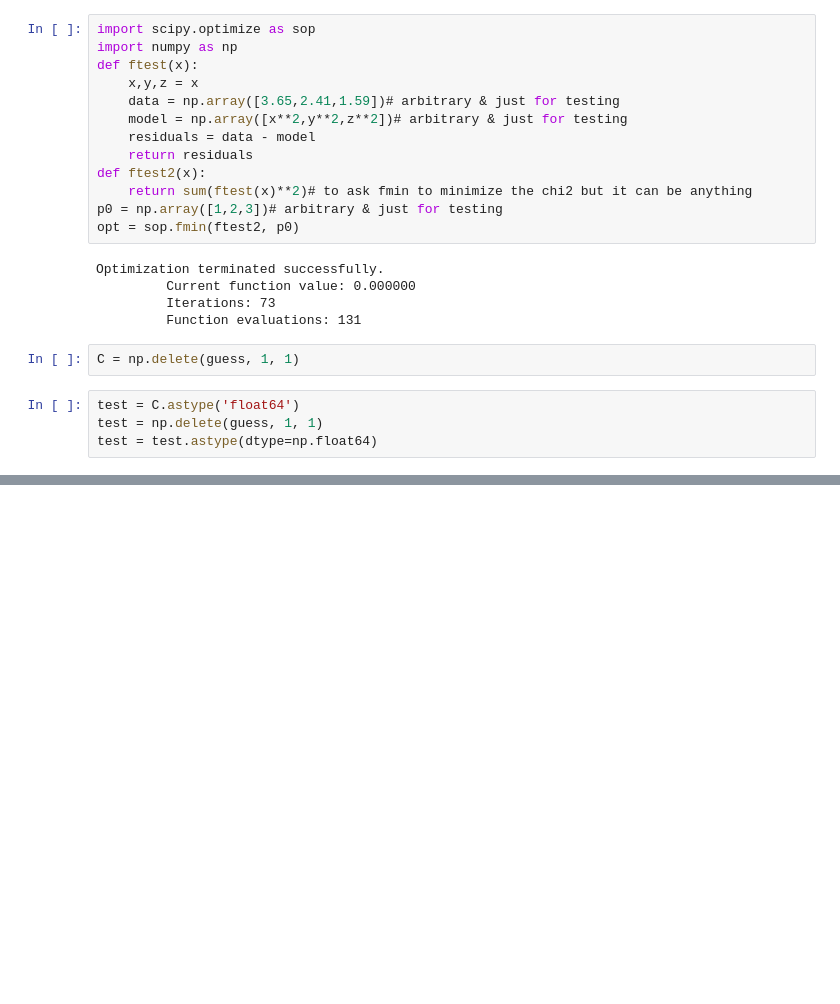
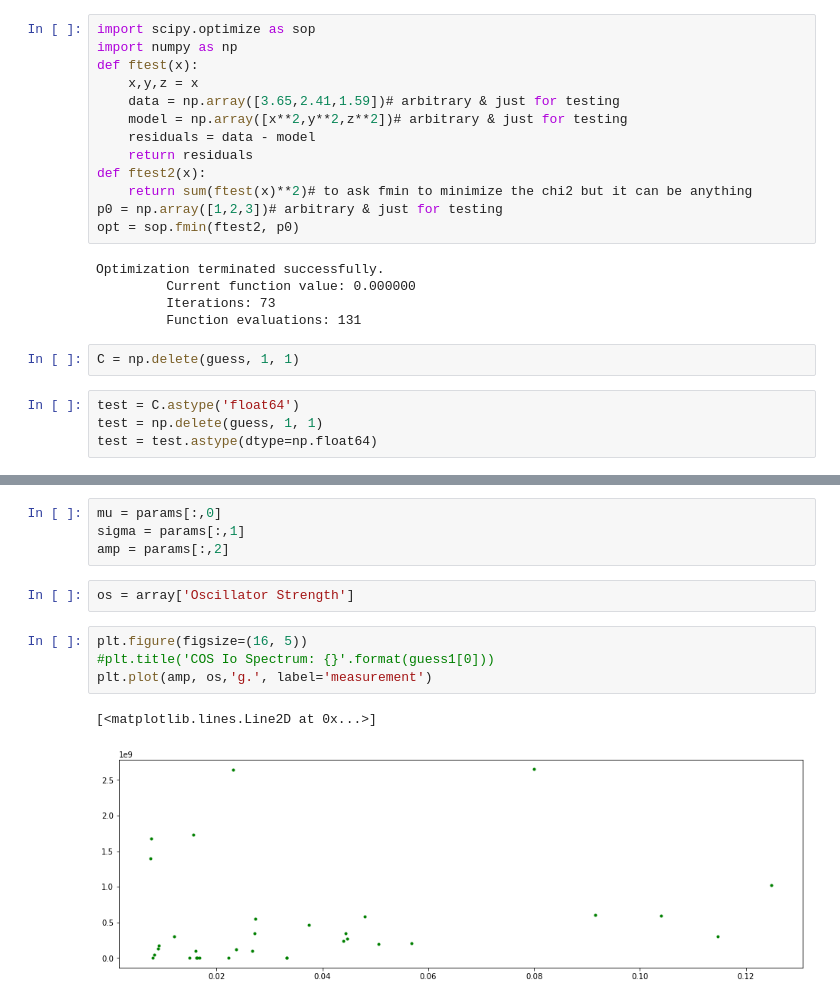
Before and after one commit to 18ganesha/io_brightness, a Jupyter notebook: notebooks/19_amplitude_correction_fit_all_lines.ipynb, the cells around one changed output, grey strips where cells are left out. Drawn from its saved outputs; the diff is of its cells as text; blank space fills up the shorter version.

```diff
--- a/notebooks/19_amplitude_correction_fit_all_lines.ipynb
+++ b/notebooks/19_amplitude_correction_fit_all_lines.ipynb
@@ -151,0 +175,13 @@ array(['1.15E+03', 0.25, 8.66e-15], dtype=object)
+# %%
+mu = params[:,0]
+sigma = params[:,1]
+amp = params[:,2]
+# %%
+os = array['Oscillator Strength']
+# %%
+plt.figure(figsize=(16, 5))
+#plt.title('COS Io Spectrum: {}'.format(guess1[0]))
+plt.plot(amp, os,'g.', label='measurement')
+# %% [output]
+[<matplotlib.lines.Line2D at 0x...>]
+[figure, added]
```
Also changed, not shown: parts of 26 cells of this notebook, 2 other files.
